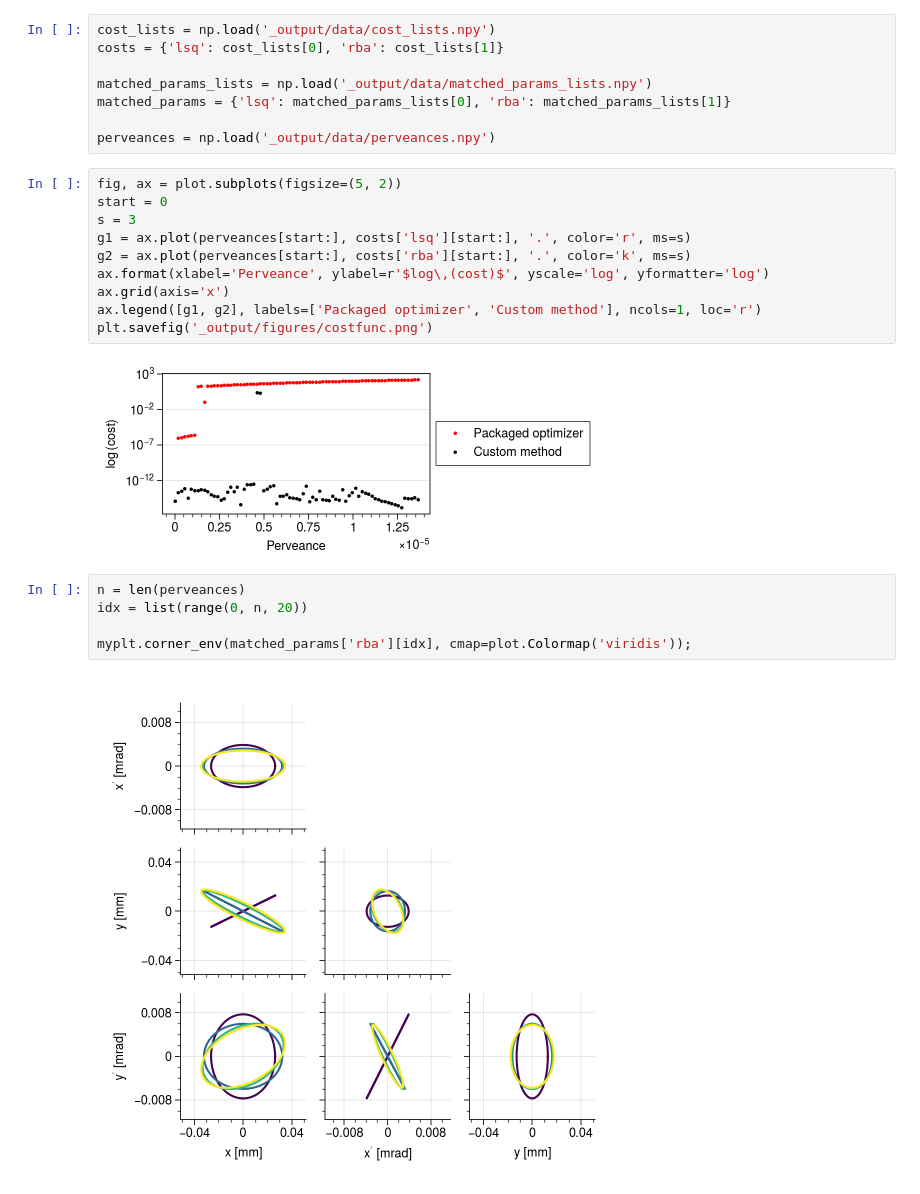
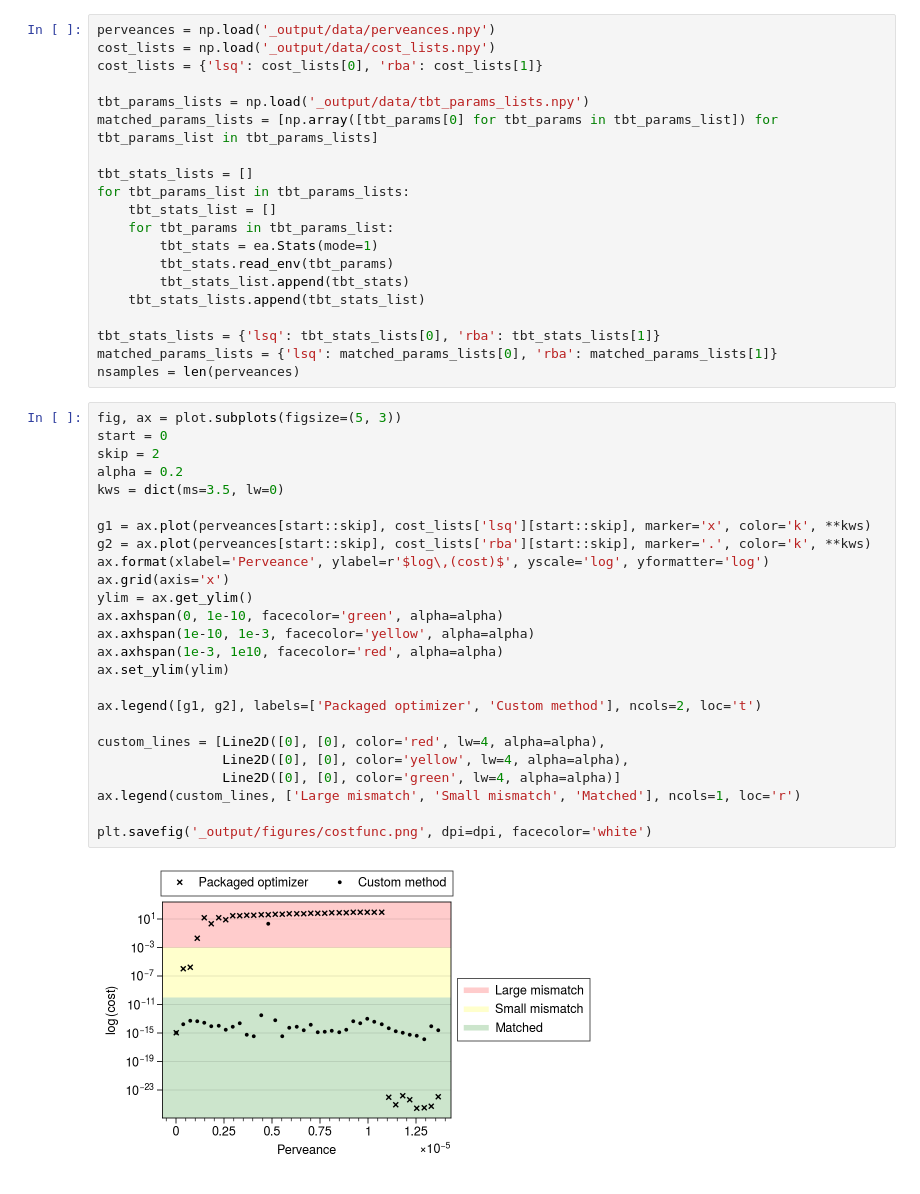
Before and after one commit to austin-hoover/accphys-tools, a Jupyter notebook: pyorbit_studies/matching/convergence/lsq_vs_replacebyavg/analysis.ipynb, the cells around one changed output. Saved outputs shown, nothing was run; the diff lists cells and outputs as text.

```diff
--- a/pyorbit_studies/matching/convergence/lsq_vs_replacebyavg/analysis.ipynb
+++ b/pyorbit_studies/matching/convergence/lsq_vs_replacebyavg/analysis.ipynb
@@ -10,30 +14,50 @@ plot.rc['cycle'] = 'default'
 plot.rc['style'] = None # https://matplotlib.org/3.1.1/gallery/style_sheets/style_sheets_reference.html
 plot.rc['savefig.dpi'] = 'figure' # proplot default is 1200, which makes inline animations appear huge
 dpi = 500
-# %%
-cost_lists = np.load('_output/data/cost_lists.npy')
-costs = {'lsq': cost_lists[0], 'rba': cost_lists[1]}
-
-matched_params_lists = np.load('_output/data/matched_params_lists.npy')
-matched_params = {'lsq': matched_params_lists[0], 'rba': matched_params_lists[1]}
-
-perveances = np.load('_output/data/perveances.npy')
+# %%
+perveances = np.load('_output/data/perveances.npy')
+cost_lists = np.load('_output/data/cost_lists.npy')
+cost_lists = {'lsq': cost_lists[0], 'rba': cost_lists[1]}
+
+tbt_params_lists = np.load('_output/data/tbt_params_lists.npy')
+matched_params_lists = [np.array([tbt_params[0] for tbt_params in tbt_params_list]) for tbt_params_list in tbt_params_lists]
+
+tbt_stats_lists = []
+for tbt_params_list in tbt_params_lists:
+    tbt_stats_list = []
+    for tbt_params in tbt_params_list:
+        tbt_stats = ea.Stats(mode=1)
+        tbt_stats.read_env(tbt_params)
+        tbt_stats_list.append(tbt_stats)
+    tbt_stats_lists.append(tbt_stats_list)
+
+tbt_stats_lists = {'lsq': tbt_stats_lists[0], 'rba': tbt_stats_lists[1]}
+matched_params_lists = {'lsq': matched_params_lists[0], 'rba': matched_params_lists[1]}
+nsamples = len(perveances)
 # %%
-fig, ax = plot.subplots(figsize=(5, 2))
+fig, ax = plot.subplots(figsize=(5, 3))
 start = 0
-s = 3
-g1 = ax.plot(perveances[start:], costs['lsq'][start:], '.', color='r', ms=s)
-g2 = ax.plot(perveances[start:], costs['rba'][start:], '.', color='k', ms=s)
+skip = 2
+alpha = 0.2
+kws = dict(ms=3.5, lw=0)
+
+g1 = ax.plot(perveances[start::skip], cost_lists['lsq'][start::skip], marker='x', color='k', **kws)
+g2 = ax.plot(perveances[start::skip], cost_lists['rba'][start::skip], marker='.', color='k', **kws)
 ax.format(xlabel='Perveance', ylabel=r'$log\,(cost)$', yscale='log', yformatter='log')
 ax.grid(axis='x')
-ax.legend([g1, g2], labels=['Packaged optimizer', 'Custom method'], ncols=1, loc='r')
-plt.savefig('_output/figures/costfunc.png')
+ylim = ax.get_ylim()
+ax.axhspan(0, 1e-10, facecolor='green', alpha=alpha)
+ax.axhspan(1e-10, 1e-3, facecolor='yellow', alpha=alpha)
+ax.axhspan(1e-3, 1e10, facecolor='red', alpha=alpha)
+ax.set_ylim(ylim)
+
+ax.legend([g1, g2], labels=['Packaged optimizer', 'Custom method'], ncols=2, loc='t')
+
+custom_lines = [Line2D([0], [0], color='red', lw=4, alpha=alpha),
+                Line2D([0], [0], color='yellow', lw=4, alpha=alpha),
+                Line2D([0], [0], color='green', lw=4, alpha=alpha)]
+ax.legend(custom_lines, ['Large mismatch', 'Small mismatch', 'Matched'], ncols=1, loc='r')
+
+plt.savefig('_output/figures/costfunc.png', dpi=dpi, facecolor='white')
 # %% [output]
-[figure, old version]
+[figure, new version]
-# %%
-n = len(perveances)
-idx = list(range(0, n, 20))
-
-myplt.corner_env(matched_params['rba'][idx], cmap=plot.Colormap('viridis'));
-# %% [output]
-[figure, removed]
```
Also changed, not shown: parts of 3 cells of this notebook, 4 other files.
